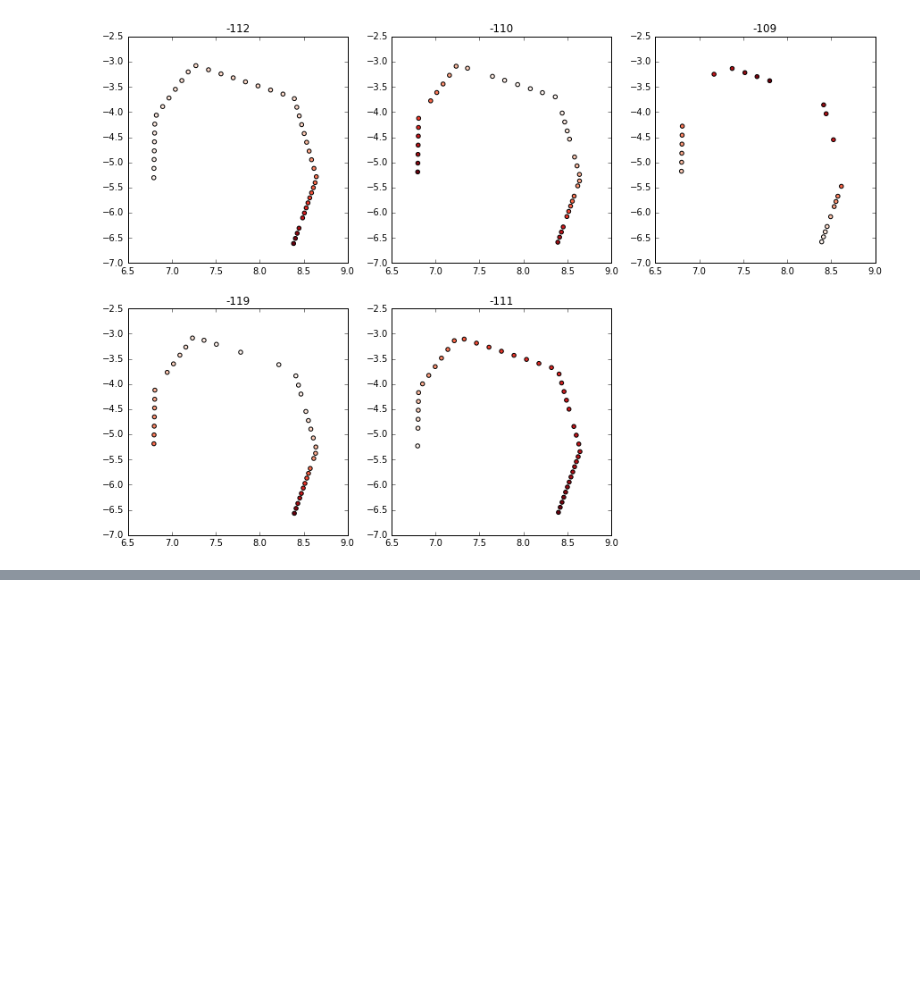
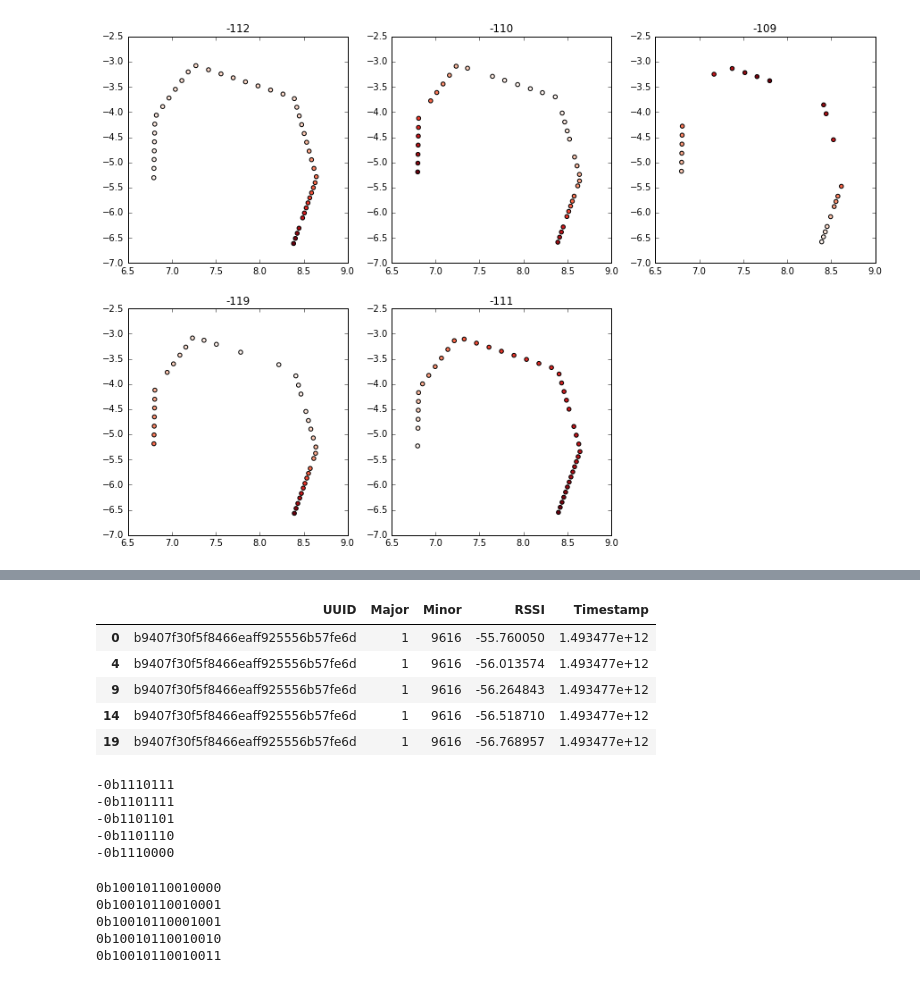
Before and after one commit to Informhunter/IPS, a Jupyter notebook: JupiterNB/data_from_db_analysis/data_overview.ipynb, the cells around one changed output, grey strips where cells are left out. Drawn from its saved outputs; the diff is of its cells as text; code cells hidden in the pictures; blank space fills up the shorter version.

```diff
--- a/JupiterNB/data_from_db_analysis/data_overview.ipynb
+++ b/JupiterNB/data_from_db_analysis/data_overview.ipynb
@@ -71,0 +98,2 @@ plot_session(sess)
+# %%
+route_1_rssi = route_1_rssi[route_1_rssi.UUID == 'b9407f30f5f8466eaff925556b57fe6d']
@@ -71,0 +105,29 @@ plot_session(sess)
+# %%
+filt_r_1 = filter_session(route_1_rssi)
+# %%
+filt_r_1.head()
+# %% [output]
+|  | UUID | Major | Minor | RSSI | Timestamp |
+| 0 | b9407f30f5f8466eaff925556b57fe6d | 1 | 9616 | -55.760050 | 1.493477e+12 |
+| 4 | b9407f30f5f8466eaff925556b57fe6d | 1 | 9616 | -56.013574 | 1.493477e+12 |
+| 9 | b9407f30f5f8466eaff925556b57fe6d | 1 | 9616 | -56.264843 | 1.493477e+12 |
+| 14 | b9407f30f5f8466eaff925556b57fe6d | 1 | 9616 | -56.518710 | 1.493477e+12 |
+| 19 | b9407f30f5f8466eaff925556b57fe6d | 1 | 9616 | -56.768957 | 1.493477e+12 |
+# %%
+for u in df.Minor.unique():
+    print(bin(u))
+# %% [output]
+-0b1110111
+-0b1101111
+-0b1101101
+-0b1101110
+-0b1110000
+# %%
+for u in filt_r_1.Minor.unique():
+    print(bin(u))
+# %% [output]
+0b10010110010000
+0b10010110010001
+0b10010110001001
+0b10010110010010
+0b10010110010011
```
Also changed, not shown: parts of 10 cells of this notebook, 1 other file.
